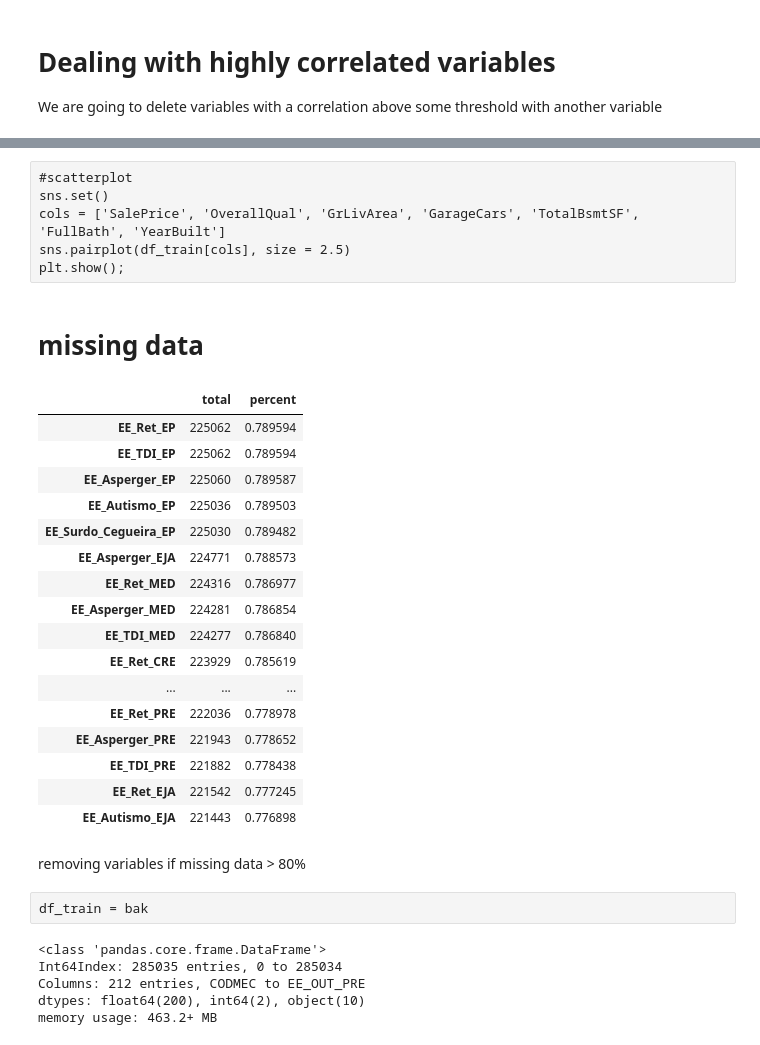
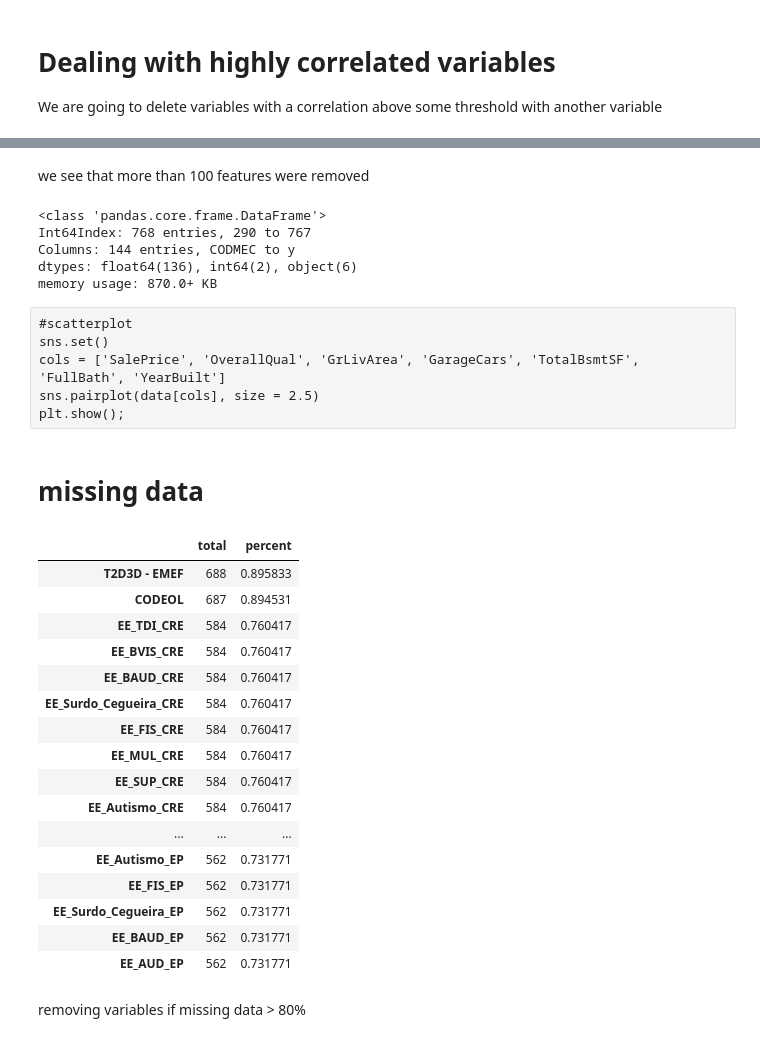
Before and after one commit to Marcelobbr/FDS-Homeworks, a Jupyter notebook: hw2/model.ipynb, the cells around one changed output, grey strips where cells are left out. Cells and saved outputs as stored; diff of their text form; code cells hidden in the pictures.

```diff
--- a/hw2/model.ipynb
+++ b/hw2/model.ipynb
@@ -81,7 +134,7 @@ df_train.describe()
 # %% [markdown]
 the dataframe has 3 types of data: int, float and object (string)
 # %%
-for cat in df_train.columns:
-    if df_train[cat].dtypes != 'int64' and df_train[cat].dtypes != 'float64' and df_train[cat].dtypes != 'object':
-        print(df_train[cat].dtypes)
+for cat in data.columns:
+    if data[cat].dtypes != 'int64' and data[cat].dtypes != 'float64' and data[cat].dtypes != 'object':
+        print(data[cat].dtypes)
 # %%
@@ -134,10 +187,10 @@ For columns with string data, evaluate how many categories each columns has
 
 remove columns where one-hot-encoding would not be efficient
 # %%
-for cat in df_train.columns:
-    if df_train[cat].dtypes == 'object':
-        print("Number of levels in category '{0}': \b {1:2.2f} ".format(cat, df_train[cat].unique().size))
-        if  df_train[cat].unique().size >= 100:
-            df_train.drop(cat, axis=1, inplace=True)
+for cat in data.columns:
+    if data[cat].dtypes == 'object':
+        print("Number of levels in category '{0}': \b {1:2.2f} ".format(cat, data[cat].unique().size))
+        if  data[cat].unique().size >= 10:
+            data.drop(cat, axis=1, inplace=True)
             print("REMOVED: ", cat)
 # %% [output]
@@ -188,0 +244,5 @@ We see that those are not categorical data but simply data with too many missing
+# %%
+for col in data.columns:
+    if data[col].unique().size <= 1:
+        print("REMOVED: ", col)
+        data.drop(col, axis=1, inplace=True)
@@ -204,4 +290,4 @@ def clear_correlated_data(dataset, threshold):
     #print(dataset)
 # %%
 threshold = 0.8
-df_train = clear_correlated_data(df_train, threshold)
+data = clear_correlated_data(data, threshold)
@@ -213,35 +304,43 @@ sns.heatmap(corrmatrix, square=True, center=0) #cmap=BrBG
+# %% [markdown]
+we see that more than 100 features were removed
 # %%
-df_train.info()
+data.info()
+# %% [output]
+<class 'pandas.core.frame.DataFrame'>
+Int64Index: 768 entries, 290 to 767
+Columns: 144 entries, CODMEC to y
+dtypes: float64(136), int64(2), object(6)
+memory usage: 870.0+ KB
 # %% [raw]
 #scatterplot
 sns.set()
 cols = ['SalePrice', 'OverallQual', 'GrLivArea', 'GarageCars', 'TotalBsmtSF', 'FullBath', 'YearBuilt']
-sns.pairplot(df_train[cols], size = 2.5)
+sns.pairplot(data[cols], size = 2.5)
 plt.show();
 # %% [markdown]
 # missing data
 # %%
-total = df_train.isnull().sum().sort_values(ascending=False)
-percent = (df_train.isnull().sum()/df_train.isnull().count()).sort_values(ascending=False)
+total = data.isnull().sum().sort_values(ascending=False)
+percent = (data.isnull().sum()/data.isnull().count()).sort_values(ascending=False)
 missing_data = pd.concat([total, percent], axis=1, keys=['total', 'percent'])
 missing_data.head(20)
 # %% [output]
 |  | total | percent |
-| EE_Ret_EP | 225062 | 0.789594 |
-| EE_TDI_EP | 225062 | 0.789594 |
-| EE_Asperger_EP | 225060 | 0.789587 |
-| EE_Autismo_EP | 225036 | 0.789503 |
-| EE_Surdo_Cegueira_EP | 225030 | 0.789482 |
-| EE_Asperger_EJA | 224771 | 0.788573 |
-| EE_Ret_MED | 224316 | 0.786977 |
-| EE_Asperger_MED | 224281 | 0.786854 |
-| EE_TDI_MED | 224277 | 0.786840 |
-| EE_Ret_CRE | 223929 | 0.785619 |
+| T2D3D - EMEF | 688 | 0.895833 |
+| CODEOL | 687 | 0.894531 |
+| EE_TDI_CRE | 584 | 0.760417 |
+| EE_BVIS_CRE | 584 | 0.760417 |
+| EE_BAUD_CRE | 584 | 0.760417 |
+| EE_Surdo_Cegueira_CRE | 584 | 0.760417 |
+| EE_FIS_CRE | 584 | 0.760417 |
+| EE_MUL_CRE | 584 | 0.760417 |
+| EE_SUP_CRE | 584 | 0.760417 |
+| EE_Autismo_CRE | 584 | 0.760417 |
 | ... | ... | ... |
-| EE_Ret_PRE | 222036 | 0.778978 |
-| EE_Asperger_PRE | 221943 | 0.778652 |
-| EE_TDI_PRE | 221882 | 0.778438 |
-| EE_Ret_EJA | 221542 | 0.777245 |
-| EE_Autismo_EJA | 221443 | 0.776898 |
+| EE_Autismo_EP | 562 | 0.731771 |
+| EE_FIS_EP | 562 | 0.731771 |
+| EE_Surdo_Cegueira_EP | 562 | 0.731771 |
+| EE_BAUD_EP | 562 | 0.731771 |
+| EE_AUD_EP | 562 | 0.731771 |
 # %% [markdown]
 removing variables if missing data > 80%
@@ -250,10 +346,0 @@ df_train.drop((missing_data[missing_data['percent'] > 0.8]).index,1, inplace=Tru
-# %% [raw]
-df_train = bak
-# %%
-df_train.info()
-# %% [output]
-<class 'pandas.core.frame.DataFrame'>
-Int64Index: 285035 entries, 0 to 285034
-Columns: 212 entries, CODMEC to EE_OUT_PRE
-dtypes: float64(200), int64(2), object(10)
-memory usage: 463.2+ MB
```
Also changed, not shown: parts of 85 cells of this notebook.
